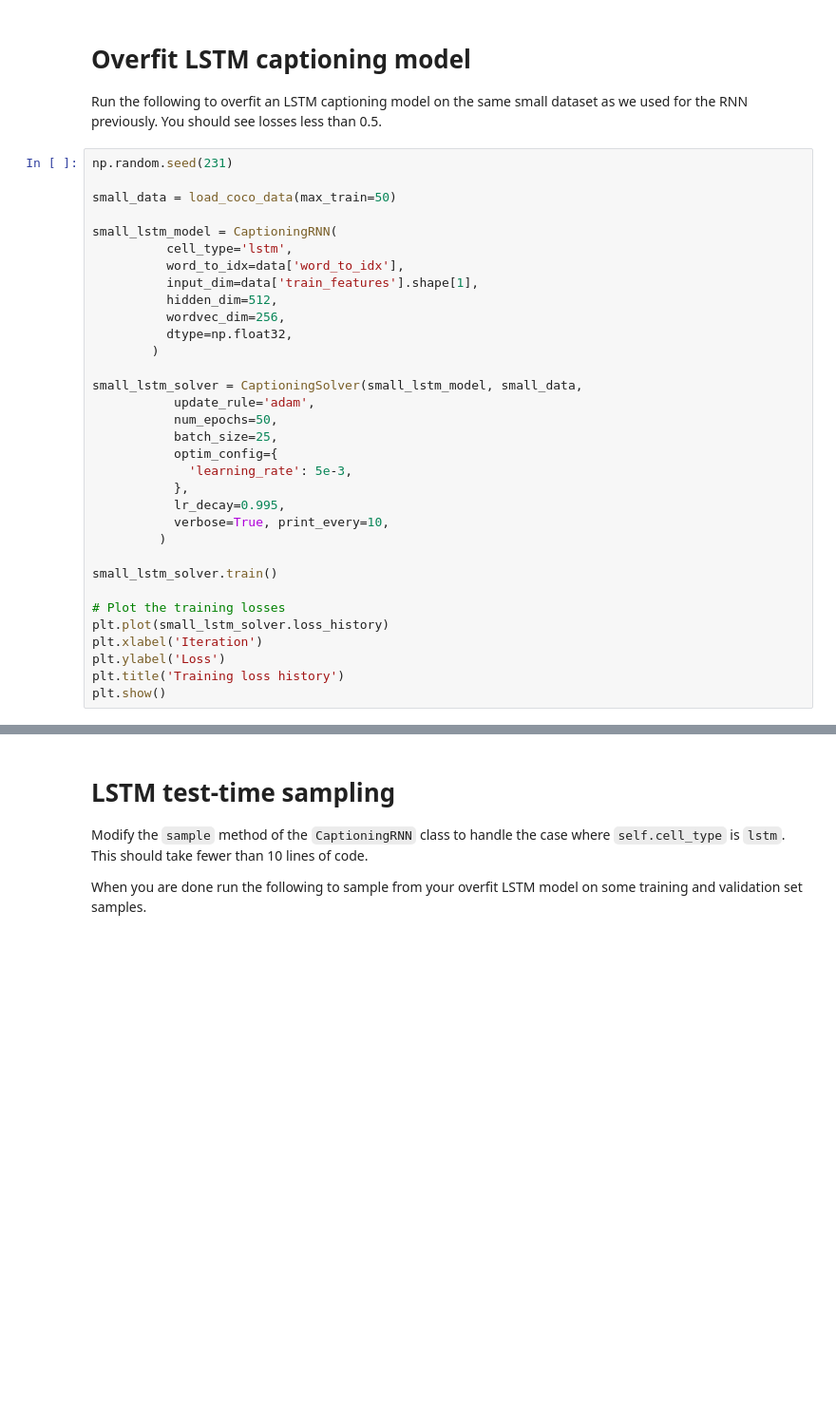
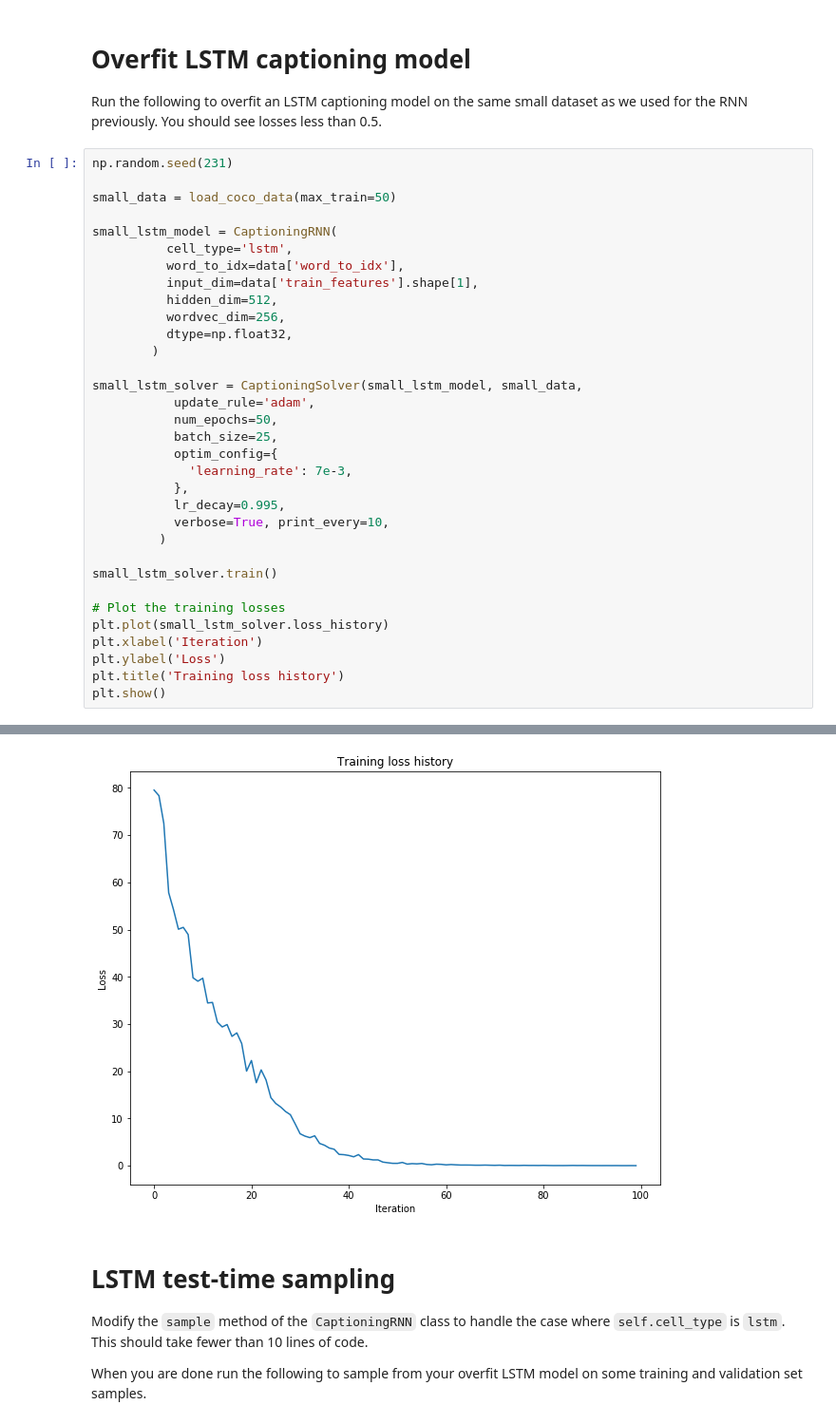
Before and after one commit to divyanshj16/cs231n, a Jupyter notebook: assignment3/LSTM_Captioning.ipynb, the cells around one changed output, grey strips where cells are left out. Shown at 95% size. Cells and saved outputs as stored; diff of their text form; blank space fills up the shorter version.

```diff
--- a/assignment3/LSTM_Captioning.ipynb
+++ b/assignment3/LSTM_Captioning.ipynb
@@ -301,7 +300,7 @@ small_lstm_solver = CaptioningSolver(small_lstm_model, small_data,
            num_epochs=50,
            batch_size=25,
            optim_config={
-             'learning_rate': 5e-3,
+             'learning_rate': 7e-3,
            },
            lr_decay=0.995,
            verbose=True, print_every=10,
@@ -315,3 +314,4 @@ plt.xlabel('Iteration')
 plt.ylabel('Loss')
 plt.title('Training loss history')
 plt.show()
+# %% [output]
@@ -318,3 +328,4 @@ plt.show()
+[figure, added]
 # %% [markdown]
 # LSTM test-time sampling
 Modify the `sample` method of the `CaptioningRNN` class to handle the case where `self.cell_type` is `lstm`. This should take fewer than 10 lines of code.
```
Also changed, not shown: parts of 7 cells of this notebook, 1 other file.
